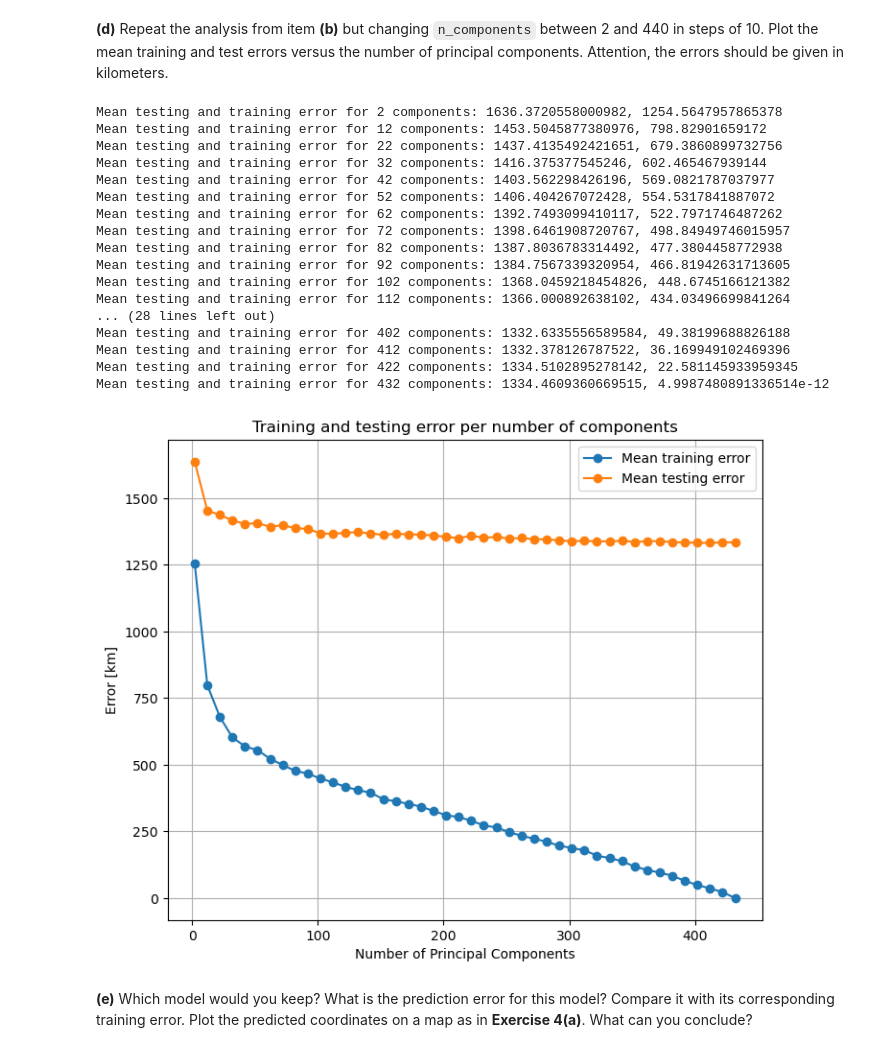
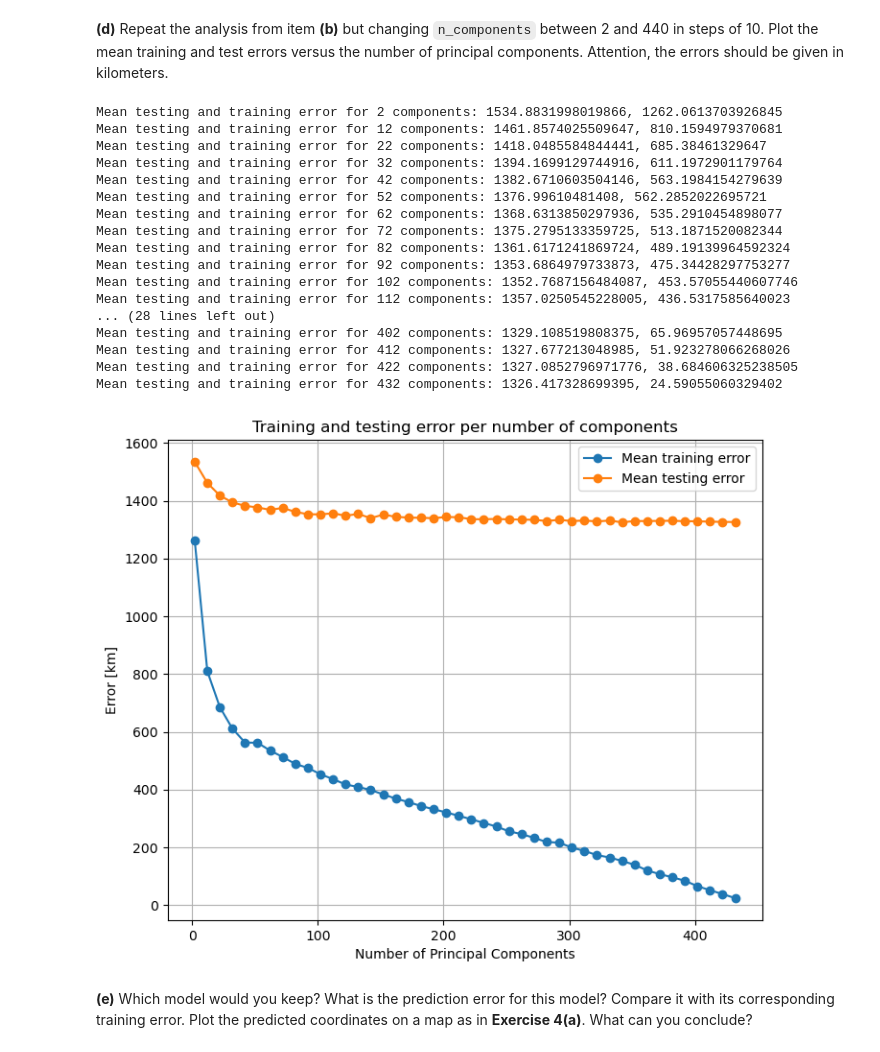
Before and after one commit to felixwl/isla, a Jupyter notebook: tp2/TP2.ipynb, the cells around one changed output. Saved outputs shown, nothing was run; the diff lists cells and outputs as text; code cells hidden in the pictures.

```diff
--- a/tp2/TP2.ipynb
+++ b/tp2/TP2.ipynb
@@ -345,7 +355,10 @@ For this, you will run a linear regression to predict latitudes and longitudes.
 **(c)** We first assess the quality of the PCR fit for `n_components=4`. Note that you should be careful in avoiding [data leakage](https://scikit-learn.org/stable/common_pitfalls.html#data-leakage) problems when doing the PCA followed by a multiple linear regression. You should use the pipeline interface from scikit-learn with `sklearn.pipeline.make_pipeline` to facilitate your task. Be sure to evaluate the errors as done in **Exercise 4(b)**.
 # %%
 from sklearn.model_selection import KFold
-kf = KFold(n_splits=10)
+from sklearn.model_selection import GroupKFold
+kf = KFold(n_splits=10, shuffle=True)
+gkf = GroupKFold(n_splits=10, shuffle=True)
+groups = groups = gdf['Pop'].values
 
 scaler = StandardScaler()
 pca = PCA(n_components=4)
@@ -362,5 +375,18 @@ for i, (train, test) in enumerate(kf.split(X, y)):
     errors.append(error)
     print(f"Error for split {i}: {error:.5f} km")
 
+print(f"Mean error for all splits: {sum(errors)/len(errors):.5f} km\n")
+
+errors = []
+
+
+for i, (train, test) in enumerate(gkf.split(X, y, groups=groups)):
+    X_train, X_test, y_train, y_test = X[train], X[test], y[train], y[test]
+    pipeline.fit(X_train, y_train)
+    predictions = pipeline.predict(X_test)
+    error = haversine_distances(np.radians(y_test), np.radians(predictions)).diagonal().mean()*6371
+    errors.append(error)
+    print(f"Error for split {i}: {error:.5f} km")
+
 print(f"Mean error for all splits: {sum(errors)/len(errors):.5f} km")
 # %% [output]
@@ -382,7 +414,9 @@ n_components_values = range(2, 441, 10)
 mean_training_errors = []
 mean_testing_errors = []
 
-kf = KFold(n_splits=8)
+
+gkf = GroupKFold(n_splits=10)
+
 
 for n in n_components_values:
     scaler = StandardScaler()
@@ -393,52 +427,53 @@ for n in n_components_values:
     training_errors = []
     testing_errors = []
 
-    for train, test in kf.split(X, y):
+    for train, test in gkf.split(X, y, groups=groups):
         X_train, X_test, y_train, y_test = X[train], X[test], y[train], y[test]
         pipeline.fit(X_train, y_train)
         test_predictions = pipeline.predict(X_test)
         training_predictions = pipeline.predict(X_train)
         training_error = haversine_distances(np.radians(y_train), np.radians(training_predictions)).diagonal().mean()*6371
         testing_error = haversine_distances(np.radians(y_test), np.radians(test_predictions)).diagonal().mean()*6371
         training_errors.append(training_error)
         testing_errors.append(testing_error)
+
 
 
     mean_testing_error = np.mean(testing_errors)
     mean_training_error = np.mean(training_errors)
     print(f"Mean testing and training error for {n} components: {mean_testing_error}, {mean_training_error}")
 
     mean_testing_errors.append(mean_testing_error)
     mean_training_errors.append(mean_training_error)
 
 
 plt.figure(figsize=(8.0, 6.5))
 plt.plot(n_components_values, mean_training_errors, marker='o', label="Mean training error")
 plt.plot(n_components_values, mean_testing_errors, marker='o', label="Mean testing error")
 plt.xlabel('Number of Principal Components')
 plt.ylabel('Error [km]')
 plt.title('Training and testing error per number of components')
 plt.grid()
 plt.legend()
 plt.show()
 # %% [output]
-Mean testing and training error for 2 components: 1636.3720558000982, 1254.5647957865378
-Mean testing and training error for 12 components: 1453.5045877380976, 798.82901659172
-Mean testing and training error for 22 components: 1437.4135492421651, 679.3860899732756
-Mean testing and training error for 32 components: 1416.375377545246, 602.465467939144
-Mean testing and training error for 42 components: 1403.562298426196, 569.0821787037977
-Mean testing and training error for 52 components: 1406.404267072428, 554.5317841887072
-Mean testing and training error for 62 components: 1392.7493099410117, 522.7971746487262
-Mean testing and training error for 72 components: 1398.6461908720767, 498.84949746015957
-Mean testing and training error for 82 components: 1387.8036783314492, 477.3804458772938
-Mean testing and training error for 92 components: 1384.7567339320954, 466.81942631713605
-Mean testing and training error for 102 components: 1368.0459218454826, 448.6745166121382
-Mean testing and training error for 112 components: 1366.000892638102, 434.03496699841264
+Mean testing and training error for 2 components: 1534.8831998019866, 1262.0613703926845
+Mean testing and training error for 12 components: 1461.8574025509647, 810.1594979370681
+Mean testing and training error for 22 components: 1418.0485584844441, 685.38461329647
+Mean testing and training error for 32 components: 1394.1699129744916, 611.1972901179764
+Mean testing and training error for 42 components: 1382.6710603504146, 563.1984154279639
+Mean testing and training error for 52 components: 1376.99610481408, 562.2852022695721
+Mean testing and training error for 62 components: 1368.6313850297936, 535.2910454898077
+Mean testing and training error for 72 components: 1375.2795133359725, 513.1871520082344
+Mean testing and training error for 82 components: 1361.6171241869724, 489.19139964592324
+Mean testing and training error for 92 components: 1353.6864979733873, 475.34428297753277
+Mean testing and training error for 102 components: 1352.7687156484087, 453.57055440607746
+Mean testing and training error for 112 components: 1357.0250545228005, 436.5317585640023
 ... (28 lines left out)
-Mean testing and training error for 402 components: 1332.6335556589584, 49.38199688826188
-Mean testing and training error for 412 components: 1332.378126787522, 36.169949102469396
-Mean testing and training error for 422 components: 1334.5102895278142, 22.581145933959345
-Mean testing and training error for 432 components: 1334.4609360669515, 4.9987480891336514e-12
+Mean testing and training error for 402 components: 1329.108519808375, 65.96957057448695
+Mean testing and training error for 412 components: 1327.677213048985, 51.923278066268026
+Mean testing and training error for 422 components: 1327.0852796971776, 38.684606325238505
+Mean testing and training error for 432 components: 1326.417328699395, 24.59055060329402
-[figure, old version]
+[figure, new version]
 # %% [markdown]
 **(e)** Which model would you keep? What is the prediction error for this model? Compare it with its corresponding training error. Plot the predicted coordinates on a map as in **Exercise 4(a)**. What can you conclude?
```
Also changed, not shown: parts of 12 cells of this notebook.
